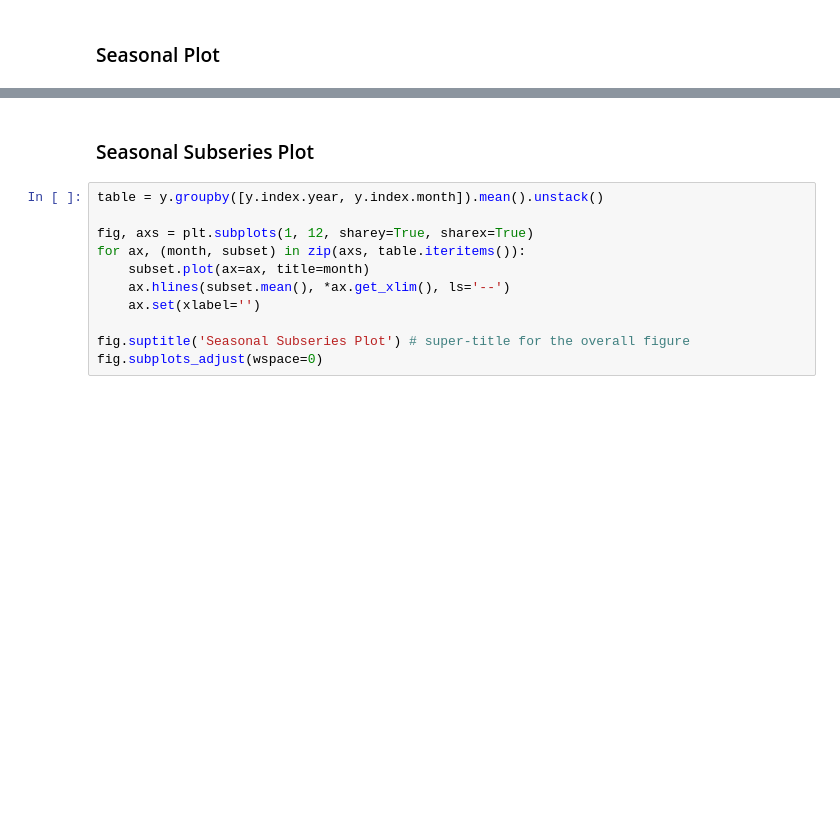
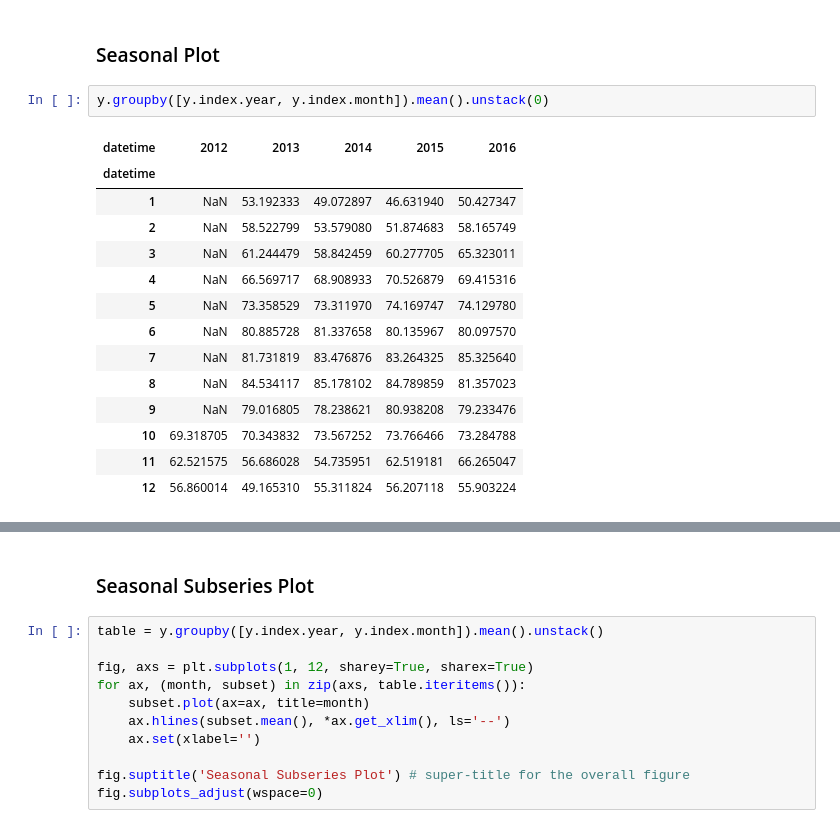
Before and after one commit to AI-Gomez/time-series-exercises, a Jupyter notebook: explore_lesson.ipynb, the cells around one changed output, grey strips where cells are left out. Saved outputs shown, nothing was run; the diff lists cells and outputs as text; blank space fills up the shorter version.

```diff
--- a/explore_lesson.ipynb
+++ b/explore_lesson.ipynb
@@ -114,5 +164,22 @@ y.resample('M').mean().diff().plot(title='Average month-to-month change in tempe
 # %% [markdown]
 ### Seasonal Plot
+# %%
+y.groupby([y.index.year, y.index.month]).mean().unstack(0)
+# %% [output]
+| datetime | 2012 | 2013 | 2014 | 2015 | 2016 |
+| datetime |  |  |  |  |  |
+| 1 | NaN | 53.192333 | 49.072897 | 46.631940 | 50.427347 |
+| 2 | NaN | 58.522799 | 53.579080 | 51.874683 | 58.165749 |
+| 3 | NaN | 61.244479 | 58.842459 | 60.277705 | 65.323011 |
+| 4 | NaN | 66.569717 | 68.908933 | 70.526879 | 69.415316 |
+| 5 | NaN | 73.358529 | 73.311970 | 74.169747 | 74.129780 |
+| 6 | NaN | 80.885728 | 81.337658 | 80.135967 | 80.097570 |
+| 7 | NaN | 81.731819 | 83.476876 | 83.264325 | 85.325640 |
+| 8 | NaN | 84.534117 | 85.178102 | 84.789859 | 81.357023 |
+| 9 | NaN | 79.016805 | 78.238621 | 80.938208 | 79.233476 |
+| 10 | 69.318705 | 70.343832 | 73.567252 | 73.766466 | 73.284788 |
+| 11 | 62.521575 | 56.686028 | 54.735951 | 62.519181 | 66.265047 |
+| 12 | 56.860014 | 49.165310 | 55.311824 | 56.207118 | 55.903224 |
 # %%
 # .unstack turns an index level into columns
 y.groupby([y.index.year, y.index.month]).mean().unstack(0).plot(title='Seasonal Plot')
```
Also changed, not shown: parts of 21 cells of this notebook.
